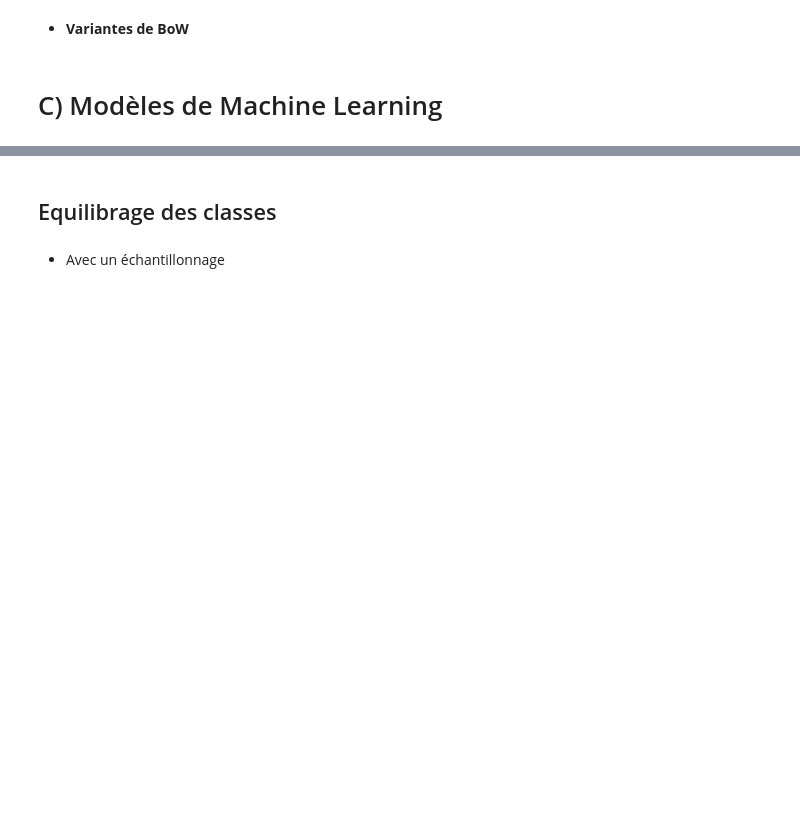
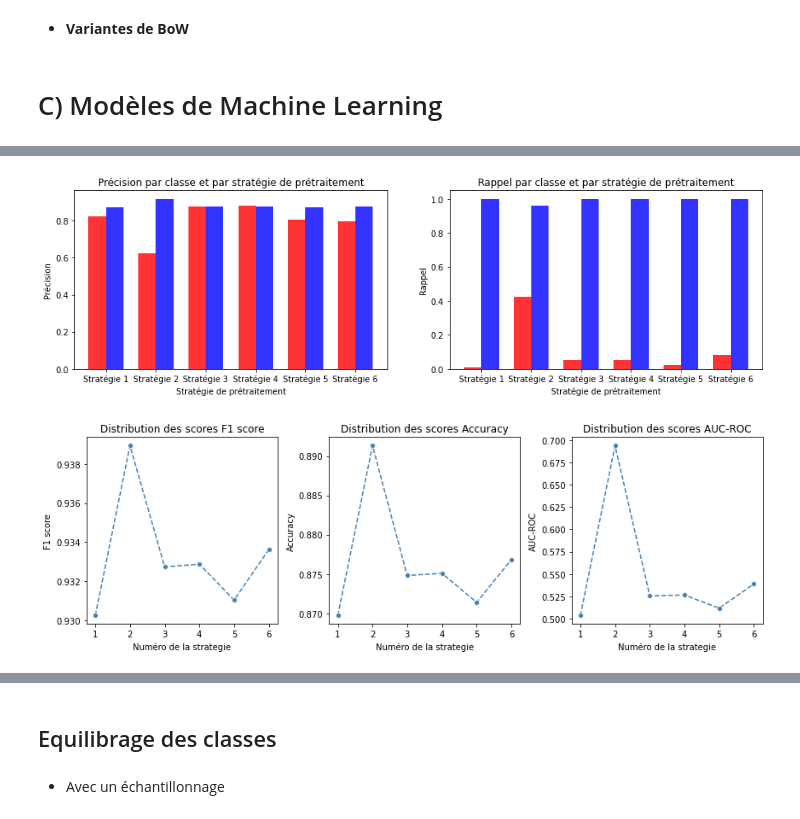
Before and after one commit to Amayas29/analyse-de-sentiments-et-reconnaissance-du-locuteur, a Jupyter notebook: president.ipynb, the cells around one changed output, grey strips where cells are left out. Saved outputs shown, nothing was run; the diff lists cells and outputs as text; code cells hidden in the pictures; blank space fills up the shorter version.

```diff
--- a/president.ipynb
+++ b/president.ipynb
@@ -415,8 +437,11 @@ Xtest_lem
 # %%
-def optimize_strats(lstrats, optimizer, model_name, sample, scoring="f1_macro"):
+def optimize_strats(lstrats, optimizer, model_name, sample, scoring="f1_macro", cout=False):
 
     if sample is not None:
-            model_name = f"{model_name}_{sample}"
+        model_name = f"{model_name}_{sample}"
+
+    if cout:
+        model_name = f"{model_name}_cout"
 
     for X in tqdm(lstrats):
         X[model_name] = optimizer(X, scoring=scoring, sample=sample)
@@ -535,14 +569,18 @@ optimization_report(strats, "rf", None)
 # %%
-def bnb_optimizer(X, sample, scoring=None):
-    bnb = BernoulliNB()
+def nb_optimizer(X, sample, scoring=None):
+    nb = MultinomialNB()
 
     if sample is None:
-        bnb.fit(X["base"], ytrain)
+        nb.fit(X["base"], ytrain)
     else:
-        bnb.fit(X[f"X_{sample}"], X[f"y_{sample}"])
+        nb.fit(X[f"X_{sample}"], X[f"y_{sample}"])
 
-    return bnb
+    return nb
-# %%
-optimize_strats(strats, bnb_optimizer, "bnb", None)
+# %%
+optimize_strats(strats, nb_optimizer, "nb", None)
+get_scores(strats, "nb", None)
 # %%
-get_scores(strats, "bnb", None)
+optimization_report(strats, "nb", None)
+# %% [output]
+[figure, added]
+[figure, added]
```
Also changed, not shown: parts of 42 cells of this notebook, 1 other file.
